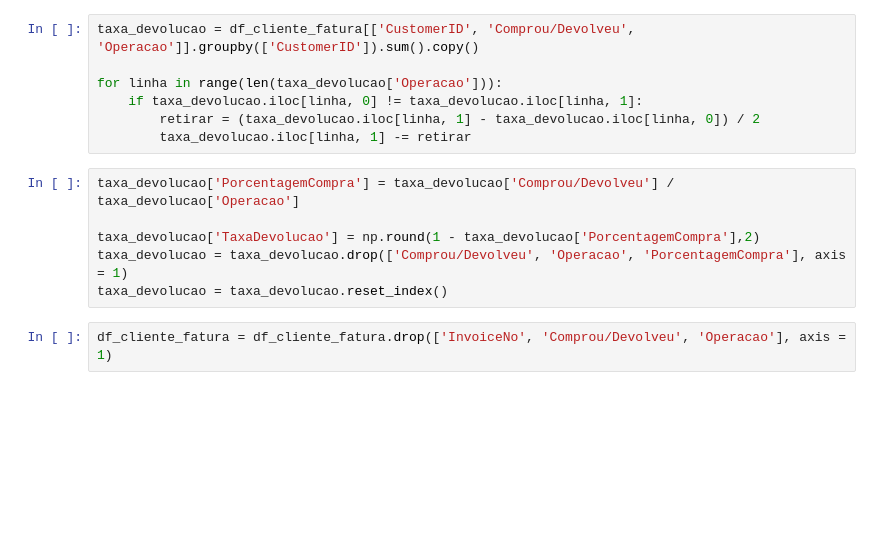
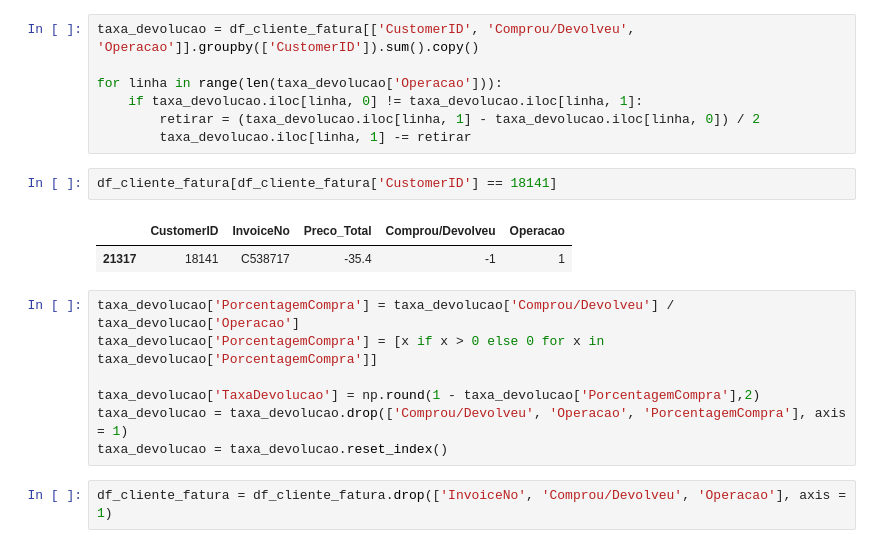
Before and after one commit to LuizHB23/Retencao-Clientes, a Jupyter notebook: Tratamento.ipynb, the cells around one changed output. Cells and saved outputs as stored; diff of their text form; blank space fills up the shorter version.

```diff
--- a/Tratamento.ipynb
+++ b/Tratamento.ipynb
@@ -222,8 +233,14 @@ for linha in range(len(taxa_devolucao['Operacao'])):
     if taxa_devolucao.iloc[linha, 0] != taxa_devolucao.iloc[linha, 1]:
         retirar = (taxa_devolucao.iloc[linha, 1] - taxa_devolucao.iloc[linha, 0]) / 2
         taxa_devolucao.iloc[linha, 1] -= retirar
+# %%
+df_cliente_fatura[df_cliente_fatura['CustomerID'] == 18141]
+# %% [output]
+|  | CustomerID | InvoiceNo | Preco_Total | Comprou/Devolveu | Operacao |
+| 21317 | 18141 | C538717 | -35.4 | -1 | 1 |
 # %%
 taxa_devolucao['PorcentagemCompra'] = taxa_devolucao['Comprou/Devolveu'] / taxa_devolucao['Operacao']
+taxa_devolucao['PorcentagemCompra'] = [x if x > 0 else 0 for x in taxa_devolucao['PorcentagemCompra']]
 
 taxa_devolucao['TaxaDevolucao'] = np.round(1 - taxa_devolucao['PorcentagemCompra'],2)
 taxa_devolucao = taxa_devolucao.drop(['Comprou/Devolveu', 'Operacao', 'PorcentagemCompra'], axis = 1)
```
Also changed, not shown: parts of 19 cells of this notebook, 4 other files.
